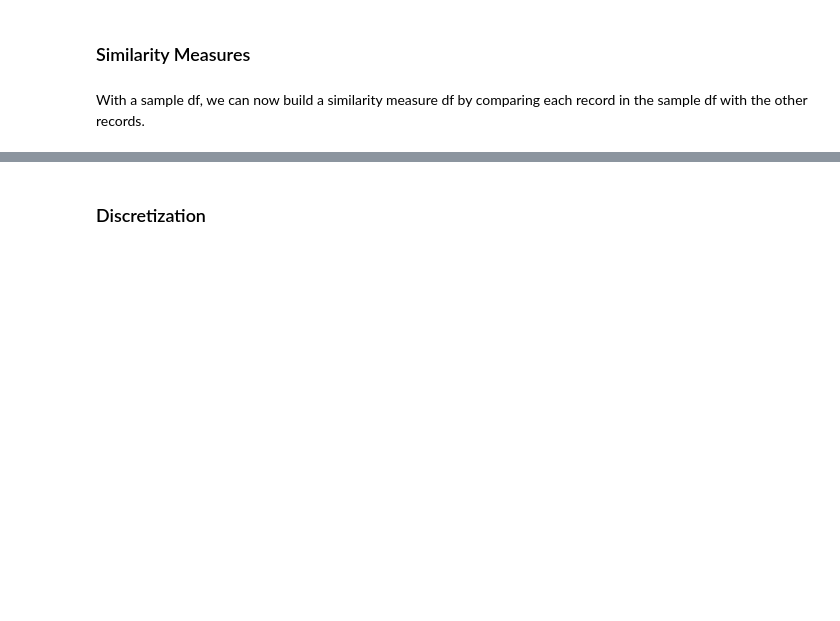
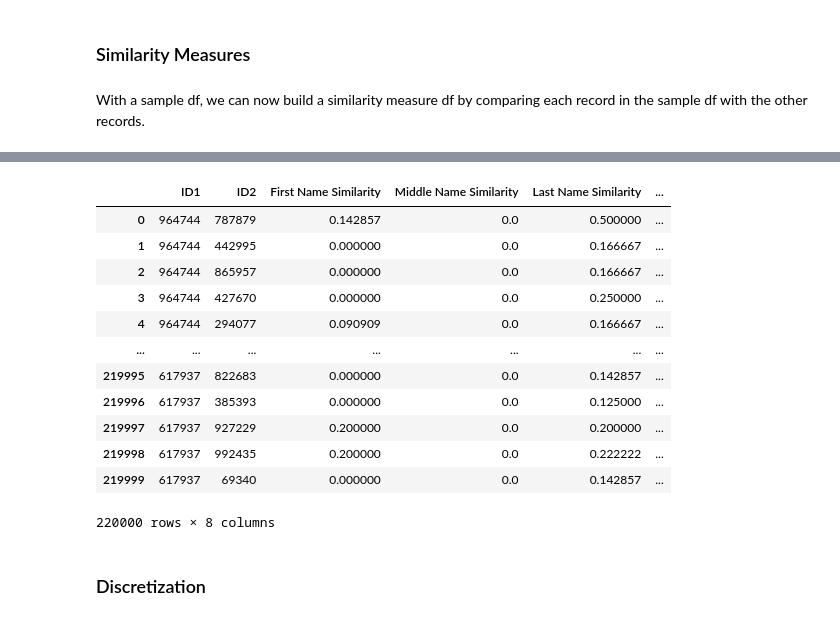
Before and after one commit to danaiamirali/hnb-identity-matching, a Jupyter notebook: model.ipynb, the cells around one changed output, grey strips where cells are left out. Saved outputs shown, nothing was run; the diff lists cells and outputs as text; code cells hidden in the pictures; blank space fills up the shorter version.

Commit message:
Similarity Measure

```diff
--- a/model.ipynb
+++ b/model.ipynb
@@ -76,15 +75,0 @@ def levenshtein_distance(
-# %%
-"""
-Returns Levenshtein distance between each field of two rows
-Assumes following format for rows:
-    row = pd.Series([First Name, Middle Name, Last Name, DOB, Address, ID])
-"""
-def row_similarity (
-        row1: pd.Series,
-        row2: pd.Series
-) -> list:
-    similarities = []
-    for col in row1.index:
-        similarity = levenshtein_distance(str(row1[col]), str(row2[col]))
-        similarities.append(similarity)
-    return similarities
@@ -113,15 +139,23 @@ def build_similarity_df (
                                    'Date of Birth Similarity',
                                    'Address Similarity',
                                    'ID Similarity'])
-    for index_1, row_1 in df_1.iterrows():
-        row = []
-        for index_2, row_2 in df_2.iterrows():
-            row.append(row_1['ID'])
-            row.append(row_2['ID'])
-            row += row_similarity(row_1, row_2)
-            # Append new row to new_df
-            new_df.loc[len(new_df)] = row
-            row.clear()
+
+    # Convert ID columns to string
+    df_1["ID"] = df_1["ID"].astype(str)
+    df_2["ID"] = df_2["ID"].astype(str)
+
+    def apply_row_similarity(row, new_df):
+        sim = row_similarity(row, df_2)
+        new_df = pd.concat([new_df, sim], ignore_index=True)
+        print(new_df)
+        return new_df
+
+    # Use vectorization to compute similarity between each row in df_1 and df_2
+    new_df = df_1.apply(apply_row_similarity, args=(new_df,), axis=1).reset_index(drop=True)
+
+    # New df is a series of dfs, so we need to concatenate them
+    new_df = pd.concat(new_df.to_list(), ignore_index=True)
+
     return new_df
 # %%
 similarity_df = build_similarity_df(df_sample,  df)
@@ -130,3 +180,19 @@ KeyboardInterrupt:
+# %%
+similarity_df
+# %% [output]
+|  | ID1 | ID2 | First Name Similarity | Middle Name Similarity | Last Name Similarity | ... |
+| 0 | 964744 | 787879 | 0.142857 | 0.0 | 0.500000 | ... |
+| 1 | 964744 | 442995 | 0.000000 | 0.0 | 0.166667 | ... |
+| 2 | 964744 | 865957 | 0.000000 | 0.0 | 0.166667 | ... |
+| 3 | 964744 | 427670 | 0.000000 | 0.0 | 0.250000 | ... |
+| 4 | 964744 | 294077 | 0.090909 | 0.0 | 0.166667 | ... |
+| ... | ... | ... | ... | ... | ... | ... |
+| 219995 | 617937 | 822683 | 0.000000 | 0.0 | 0.142857 | ... |
+| 219996 | 617937 | 385393 | 0.000000 | 0.0 | 0.125000 | ... |
+| 219997 | 617937 | 927229 | 0.200000 | 0.0 | 0.200000 | ... |
+| 219998 | 617937 | 992435 | 0.200000 | 0.0 | 0.222222 | ... |
+| 219999 | 617937 | 69340 | 0.000000 | 0.0 | 0.142857 | ... |
+220000 rows × 8 columns
 # %% [markdown]
 ### Discretization
 # %% [markdown]
```
Also changed, not shown: parts of 4 cells of this notebook.
